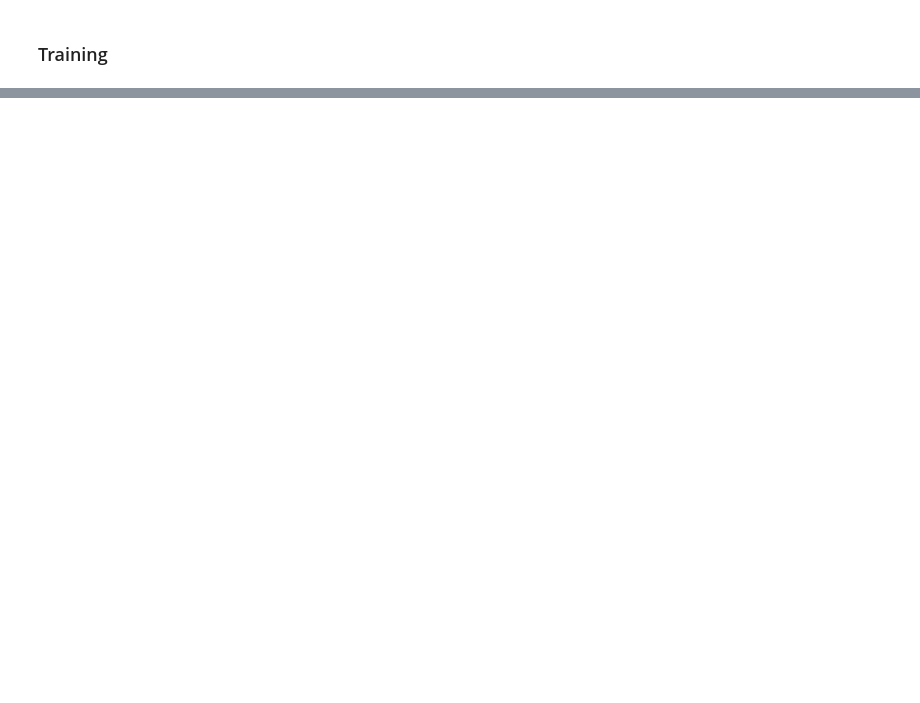
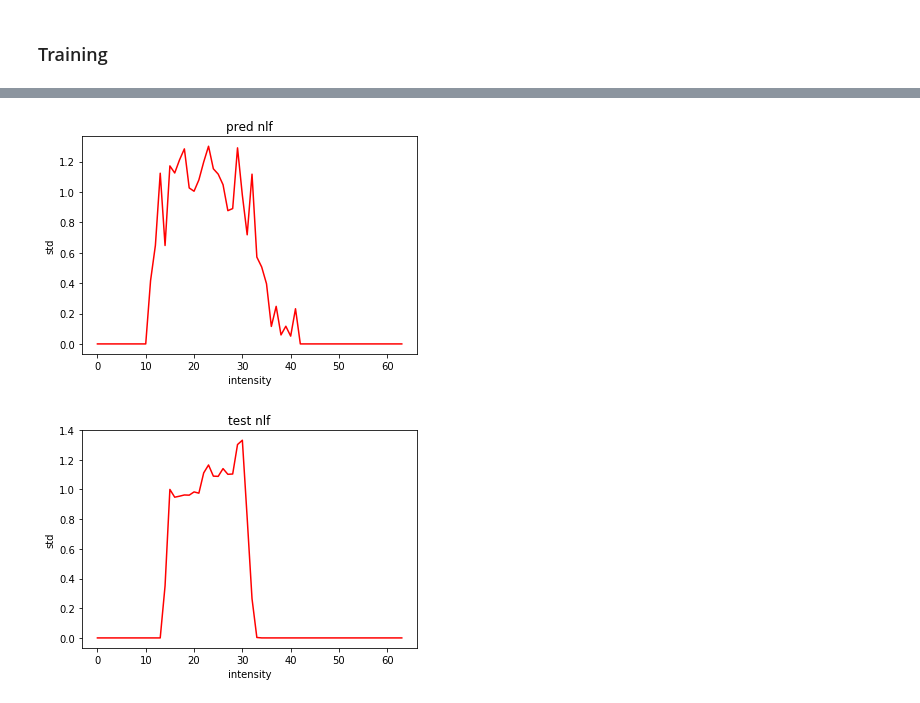
Before and after one commit to CarlosRamis/tfg_real_denoising, a Jupyter notebook: CNN_test_working.ipynb, the cells around one changed output, grey strips where cells are left out. Saved outputs shown, nothing was run; the diff lists cells and outputs as text; code cells hidden in the pictures; blank space fills up the shorter version.

```diff
--- a/CNN_test_working.ipynb
+++ b/CNN_test_working.ipynb
@@ -247,0 +219,41 @@ print(y_[0])
+# %%
+# Variables for convergence checking
+converged = False
+
+print()
+std_thold = 0.001
+
+while not converged:
+
+    print('Iteration ' + str(count+1))
+
+    # Training the model
+    history = model_abc.fit(x=[X_,X_,X_], y=y_, validation_data=([Xtest_,Xtest_,Xtest_], ytest_),
+                            epochs=1, shuffle=True, batch_size = 64)
+
+    pred_mc_net(model_abc, 0)
+
+    count += 1
+    mean_samples = 6
+
+    # Checking the convergence of the model using the standard deviation of the accuracy for some epochs
+    hist_loss.extend(history.history["loss"])
+    hist_val_loss.extend(history.history["val_loss"])
+
+    used_hist_val_loss = hist_val_loss[max(0,len(hist_val_loss)-mean_samples):len(hist_val_loss)]
+
+    if len(used_hist_val_loss) >= mean_samples:
+        mean_acc = float(sum(np.asarray(used_hist_val_loss)))/float(len(used_hist_val_loss))
+        std_cutre = float(sum(np.abs(np.asarray(used_hist_val_loss)-mean_acc)))/float(len(used_hist_val_loss))
+
+        print("STD OF " + str(len(used_hist_val_loss)) + ' SAMPLES: '),
+        print(std_cutre)
+
+        if std_cutre < std_thold or count > 20:
+            converged = True
+
+    else:
+        # converged = True # Useful for testing
+        print("Not enough samples to compute the STD :(")
+
+    print('\n')
@@ -247,0 +278,5 @@ print(y_[0])
+# %%
+pred_mc_net(model_abc,30008)
+# %% [output]
+[figure, added]
+[figure, added]
```
Also changed, not shown: parts of 16 cells of this notebook.
